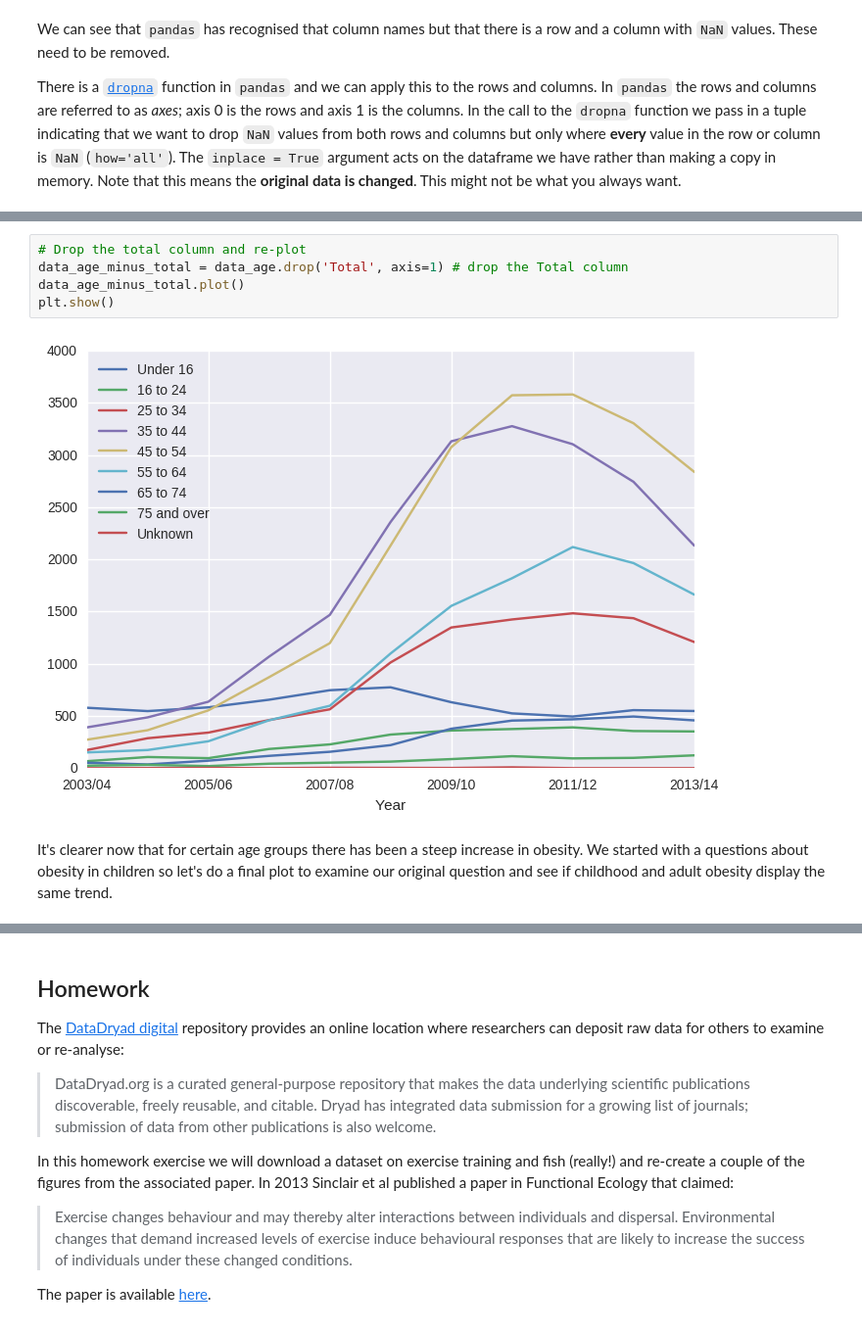
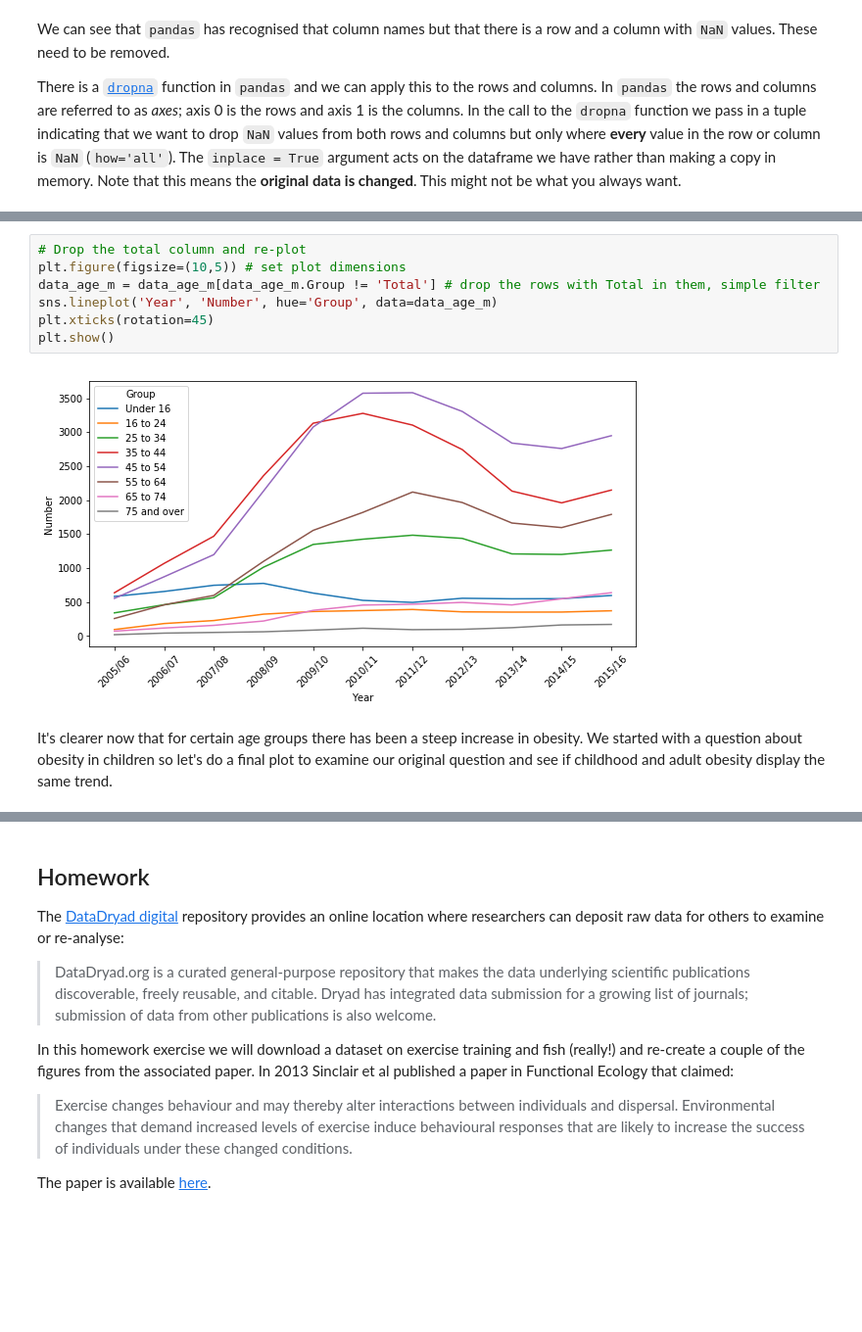
Before and after one commit to iaingallagher/BasicPython, a Jupyter notebook: Week8 - Data from the Web.ipynb, the cells around one changed output, grey strips where cells are left out. Shown at 98% size. Drawn from its saved outputs; the diff is of its cells as text; blank space fills up the shorter version.

```diff
--- a/Week8 - Data from the Web.ipynb
+++ b/Week8 - Data from the Web.ipynb
@@ -207,9 +164,11 @@ Generally it looks as though obesity has been increasing over the years but the
-# %%
-# Drop the total column and re-plot
-data_age_minus_total = data_age.drop('Total', axis=1) # drop the Total column
-data_age_minus_total.plot()
-plt.show()
-# %% [output]
-[figure, removed]
+# %%
+# Drop the total column and re-plot
+plt.figure(figsize=(10,5)) # set plot dimensions
+data_age_m = data_age_m[data_age_m.Group != 'Total'] # drop the rows with Total in them, simple filter
+sns.lineplot('Year', 'Number', hue='Group', data=data_age_m)
+plt.xticks(rotation=45)
+plt.show()
+# %% [output]
+[figure, added]
 # %% [markdown]
-It's clearer now that for certain age groups there has been a steep increase in obesity. We started with a questions about obesity in children so let's do a final plot to examine our original question and see if childhood and adult obesity display the same trend.
+It's clearer now that for certain age groups there has been a steep increase in obesity. We started with a question about obesity in children so let's do a final plot to examine our original question and see if childhood and adult obesity display the same trend.
```
Also changed, not shown: parts of 28 cells of this notebook.
